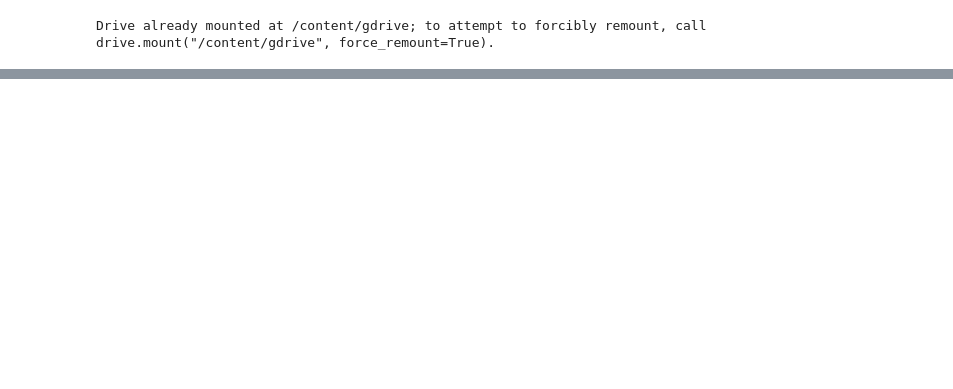
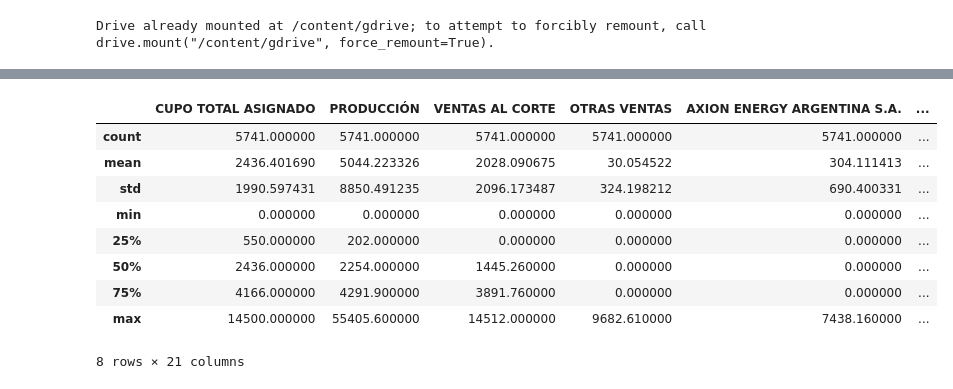
Before and after one commit to ejr271292/Proyecto, a Jupyter notebook: ProyectoDS.ipynb, the cells around one changed output, grey strips where cells are left out. Saved outputs shown, nothing was run; the diff lists cells and outputs as text; code cells hidden in the pictures; blank space fills up the shorter version.

```diff
--- a/ProyectoDS.ipynb
+++ b/ProyectoDS.ipynb
@@ -57,0 +183,14 @@ df.head()
+# %%
+#Medidas de estadística descriptiva del df:
+df.describe()
+# %% [output]
+|  | CUPO TOTAL ASIGNADO | PRODUCCIÓN | VENTAS AL CORTE | OTRAS VENTAS | AXION ENERGY ARGENTINA S.A. | ... |
+| count | 5741.000000 | 5741.000000 | 5741.000000 | 5741.000000 | 5741.000000 | ... |
+| mean | 2436.401690 | 5044.223326 | 2028.090675 | 30.054522 | 304.111413 | ... |
+| std | 1990.597431 | 8850.491235 | 2096.173487 | 324.198212 | 690.400331 | ... |
+| min | 0.000000 | 0.000000 | 0.000000 | 0.000000 | 0.000000 | ... |
+| 25% | 550.000000 | 202.000000 | 0.000000 | 0.000000 | 0.000000 | ... |
+| 50% | 2436.000000 | 2254.000000 | 1445.260000 | 0.000000 | 0.000000 | ... |
+| 75% | 4166.000000 | 4291.900000 | 3891.760000 | 0.000000 | 0.000000 | ... |
+| max | 14500.000000 | 55405.600000 | 14512.000000 | 9682.610000 | 7438.160000 | ... |
+8 rows × 21 columns
```
Also changed, not shown: parts of 19 cells of this notebook.
